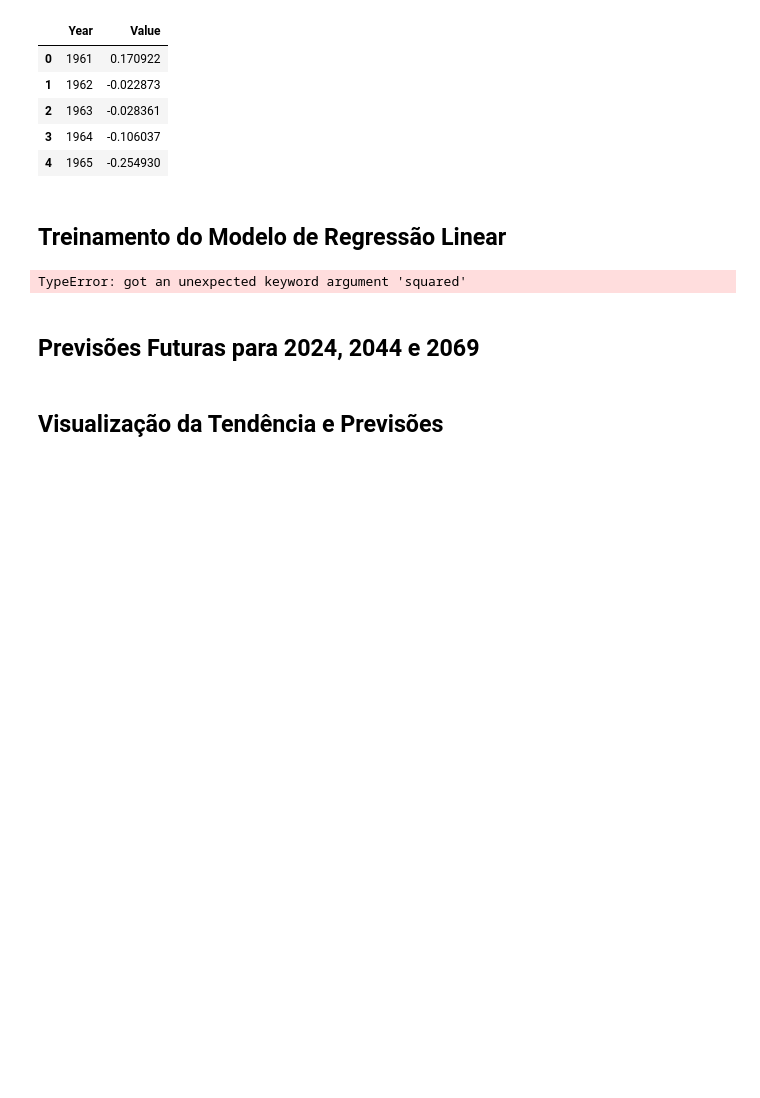
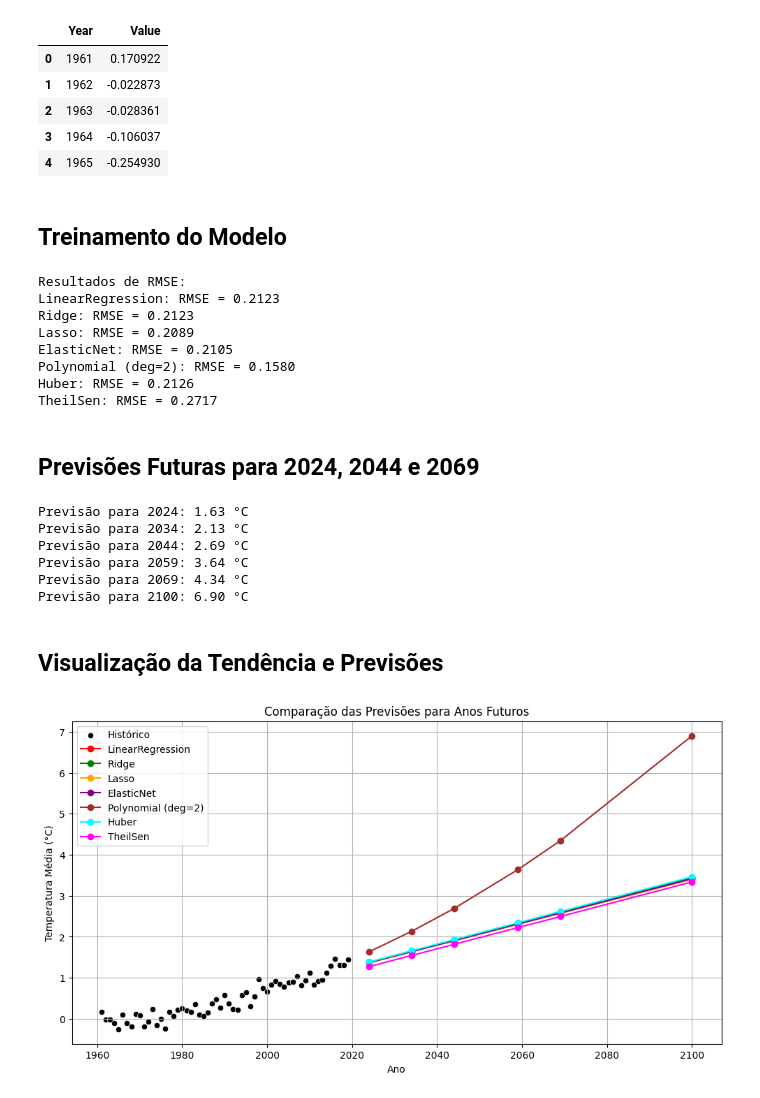
Before and after one commit to xXeverton/Introducao-ciencia-de-dados, a Jupyter notebook: notebooks/predicao_temperatura_ml.ipynb, the cells around one changed output. Saved outputs shown, nothing was run; the diff lists cells and outputs as text; code cells hidden in the pictures; blank space fills up the shorter version.

```diff
--- a/notebooks/predicao_temperatura_ml.ipynb
+++ b/notebooks/predicao_temperatura_ml.ipynb
@@ -44,45 +47,76 @@ df_global.head()
 | 3 | 1964 | -0.106037 |
 | 4 | 1965 | -0.254930 |
 # %% [markdown]
-## Treinamento do Modelo de Regressão Linear
+## Treinamento do Modelo
 # %%
-
+# Features e alvo
 X = df_global[["Year"]]
 y = df_global["Value"]
 
 X_train, X_test, y_train, y_test = train_test_split(X, y, test_size=0.2, random_state=42)
 
-model = LinearRegression()
-model.fit(X_train, y_train)
+# Modelos a testar
+models = {
+    "LinearRegression": LinearRegression(),
+    "Ridge": Ridge(alpha=1.0),
+    "Lasso": Lasso(alpha=0.1),
+    "ElasticNet": ElasticNet(alpha=0.1, l1_ratio=0.5),
+    "Polynomial (deg=2)": make_pipeline(PolynomialFeatures(degree=2), LinearRegression()),
+    "Huber": HuberRegressor(),
+    "TheilSen": TheilSenRegressor()
+}
 
-pred_test = model.predict(X_test)
-from math import sqrt
-rmse = sqrt(mean_squared_error(y_test, pred_test))
-
-print(f"RMSE: {rmse:.4f}")
+# Treinar e avaliar os modelos
+print("Resultados de RMSE:")
+for name, model in models.items():
+    model.fit(X_train, y_train)
+    preds = model.predict(X_test)
+    rmse = sqrt(mean_squared_error(y_test, preds))
+    print(f"{name}: RMSE = {rmse:.4f}")
 # %% [output]
-TypeError: got an unexpected keyword argument 'squared'
+Resultados de RMSE:
+LinearRegression: RMSE = 0.2123
+Ridge: RMSE = 0.2123
+Lasso: RMSE = 0.2089
+ElasticNet: RMSE = 0.2105
+Polynomial (deg=2): RMSE = 0.1580
+Huber: RMSE = 0.2126
+TheilSen: RMSE = 0.2717
 # %% [markdown]
 ## Previsões Futuras para 2024, 2044 e 2069
 # %%
+best_model = models["Polynomial (deg=2)"]
 
-anos_futuros = pd.DataFrame({"Year": [2024, 2044, 2069]})
-previsoes = model.predict(anos_futuros)
+anos_futuros = pd.DataFrame({"Year": [2024, 2034, 2044, 2059, 2069, 2100]})
+previsoes = best_model.predict(anos_futuros)
 
 for ano, temp in zip(anos_futuros["Year"], previsoes):
     print(f"Previsão para {ano}: {temp:.2f} °C")
+# %% [output]
+Previsão para 2024: 1.63 °C
+Previsão para 2034: 2.13 °C
+Previsão para 2044: 2.69 °C
+Previsão para 2059: 3.64 °C
+Previsão para 2069: 4.34 °C
+Previsão para 2100: 6.90 °C
 # %% [markdown]
 ## Visualização da Tendência e Previsões
 # %%
+anos_futuros = pd.DataFrame({"Year": [2024, 2034, 2044, 2059, 2069, 2100]})
 
-plt.figure(figsize=(10, 6))
-sns.scatterplot(x="Year", y="Value", data=df_global, label="Histórico")
-sns.lineplot(x=df_global["Year"], y=model.predict(df_global[["Year"]]), label="Regressão Linear", color="green")
-plt.scatter(anos_futuros["Year"], previsoes, color="red", marker="X", s=100, label="Previsões")
-plt.title("Previsão de Temperatura Global")
+plt.figure(figsize=(12, 6))
+sns.scatterplot(x="Year", y="Value", data=df_global, label="Histórico", color='black')
+
+cores = ['red', 'green', 'orange', 'purple', 'brown', 'cyan', 'magenta']
+for (name, model), cor in zip(models.items(), cores):
+    preds_futuros = model.predict(anos_futuros)
+    plt.plot(anos_futuros["Year"], preds_futuros, label=name, color=cor, marker='o')
+
+plt.title("Comparação das Previsões para Anos Futuros")
 plt.xlabel("Ano")
 plt.ylabel("Temperatura Média (°C)")
+plt.legend()
 plt.grid(True)
-plt.legend()
-plt.tight_layout()
 plt.show()
+# %% [output]
+[figure, added]
```
Also changed, not shown: parts of 8 cells of this notebook, 2 other files.
